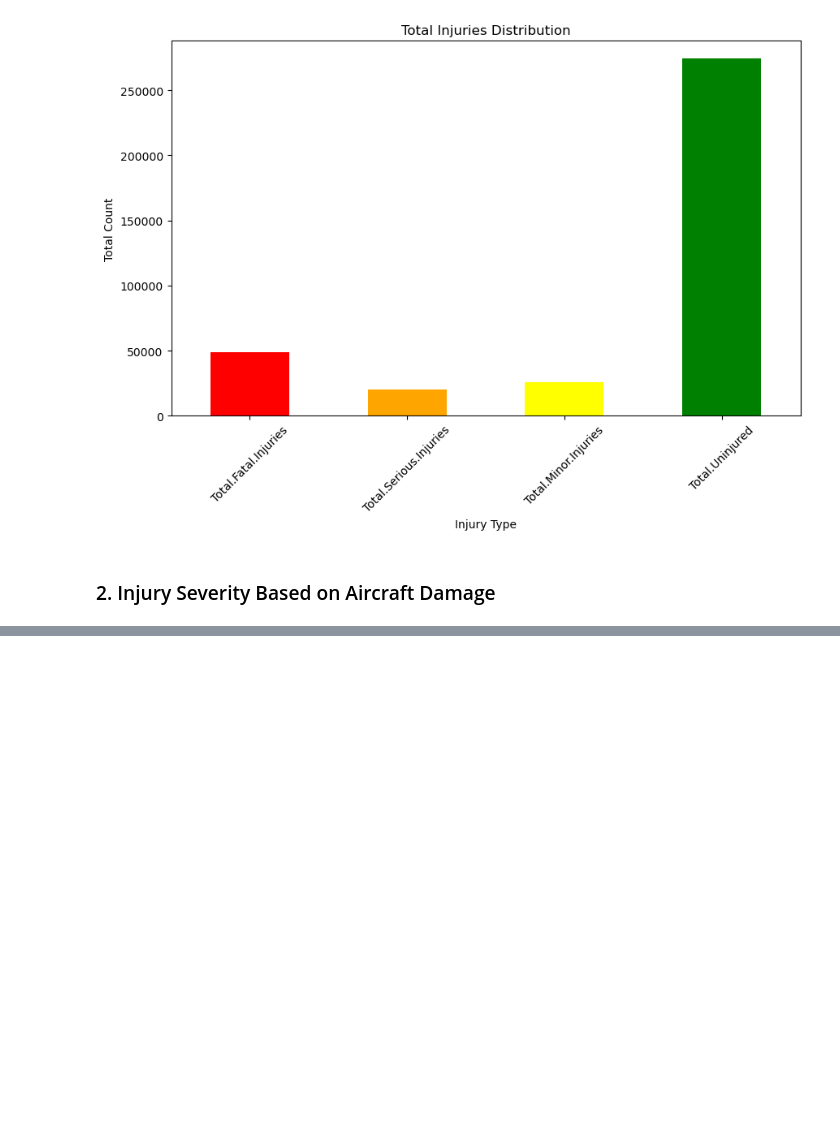
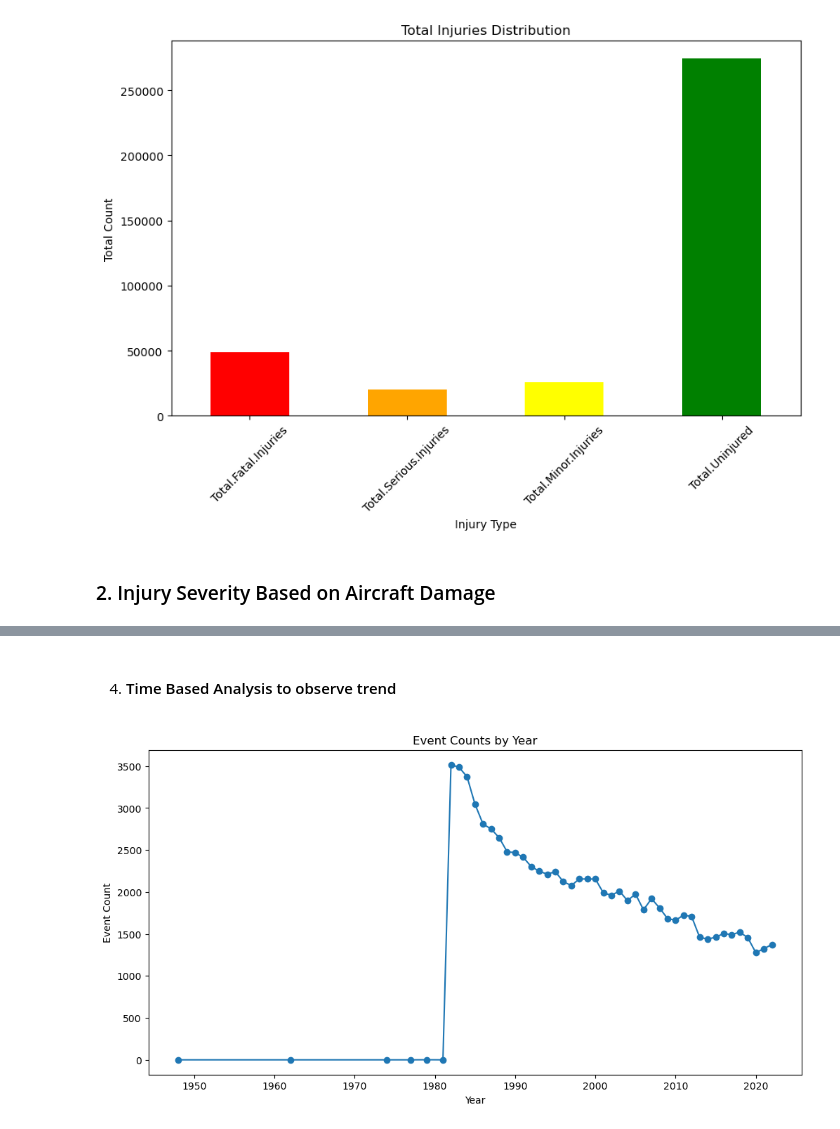
Before and after one commit to alice-nthenya/aircraft-risk-analysis-project, a Jupyter notebook: aircraft_risk_analysis_project.ipynb, the cells around one changed output, grey strips where cells are left out. Drawn from its saved outputs; the diff is of its cells as text; code cells hidden in the pictures; blank space fills up the shorter version.

```diff
--- a/aircraft_risk_analysis_project.ipynb
+++ b/aircraft_risk_analysis_project.ipynb
@@ -377,0 +408,19 @@ plt.show()
+# %% [markdown]
+4. #### Time Based Analysis to observe trend
+# %%
+# Ensure the 'Event.Date' column is in datetime format
+df['Event.Date'] = pd.to_datetime(df['Event.Date'])
+
+# Extract year or month for time-based analysis
+df['Year'] = df['Event.Date'].dt.year
+df['Month'] = df['Event.Date'].dt.month
+
+# Plot the number of events over the years
+plt.figure(figsize=(12, 6))
+df.groupby('Year').size().plot(kind='line', marker='o')
+plt.title('Event Counts by Year')
+plt.ylabel('Event Count')
+plt.xlabel('Year')
+plt.show()
+# %% [output]
+[figure, added]
```
Also changed, not shown: parts of 13 cells of this notebook, 10 other files.
